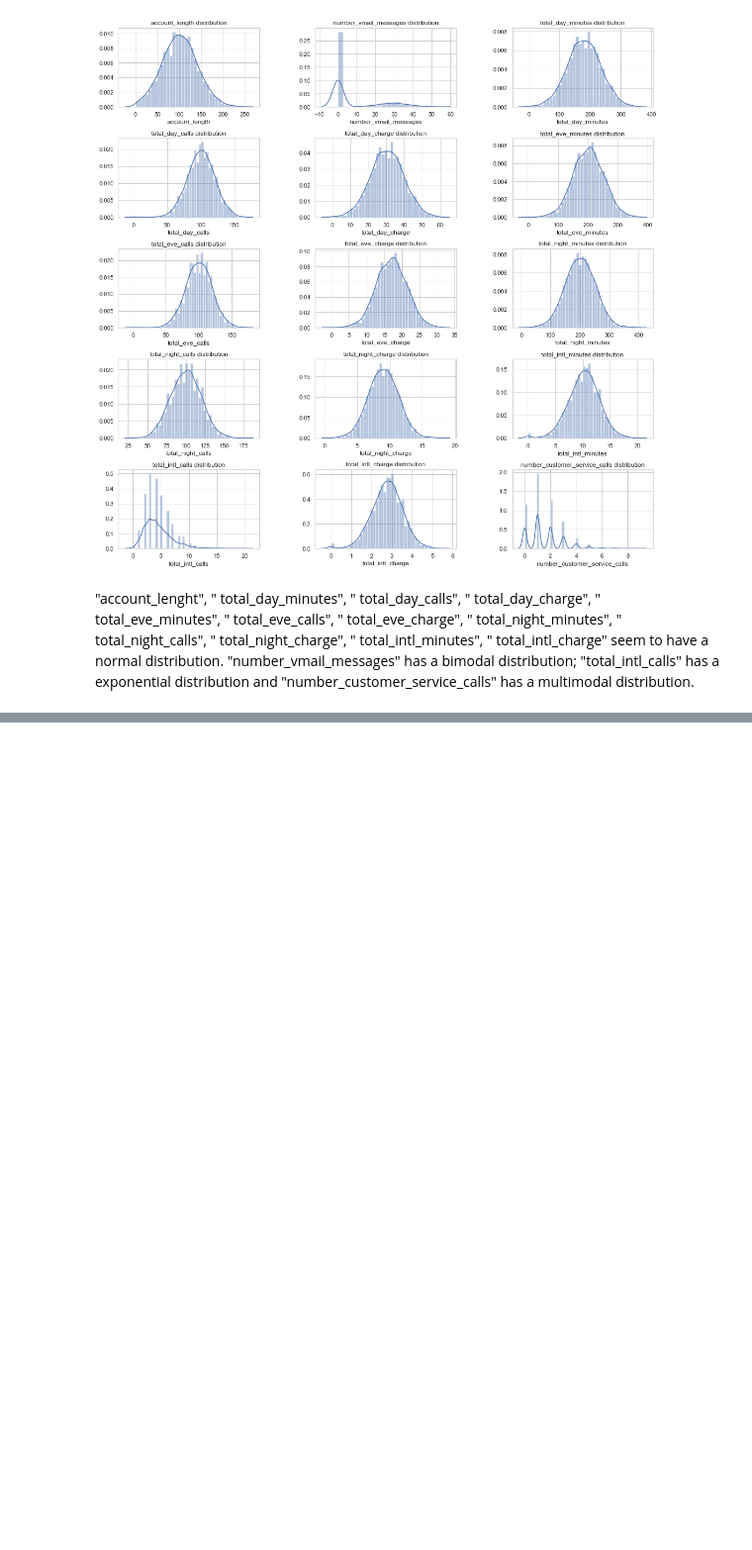
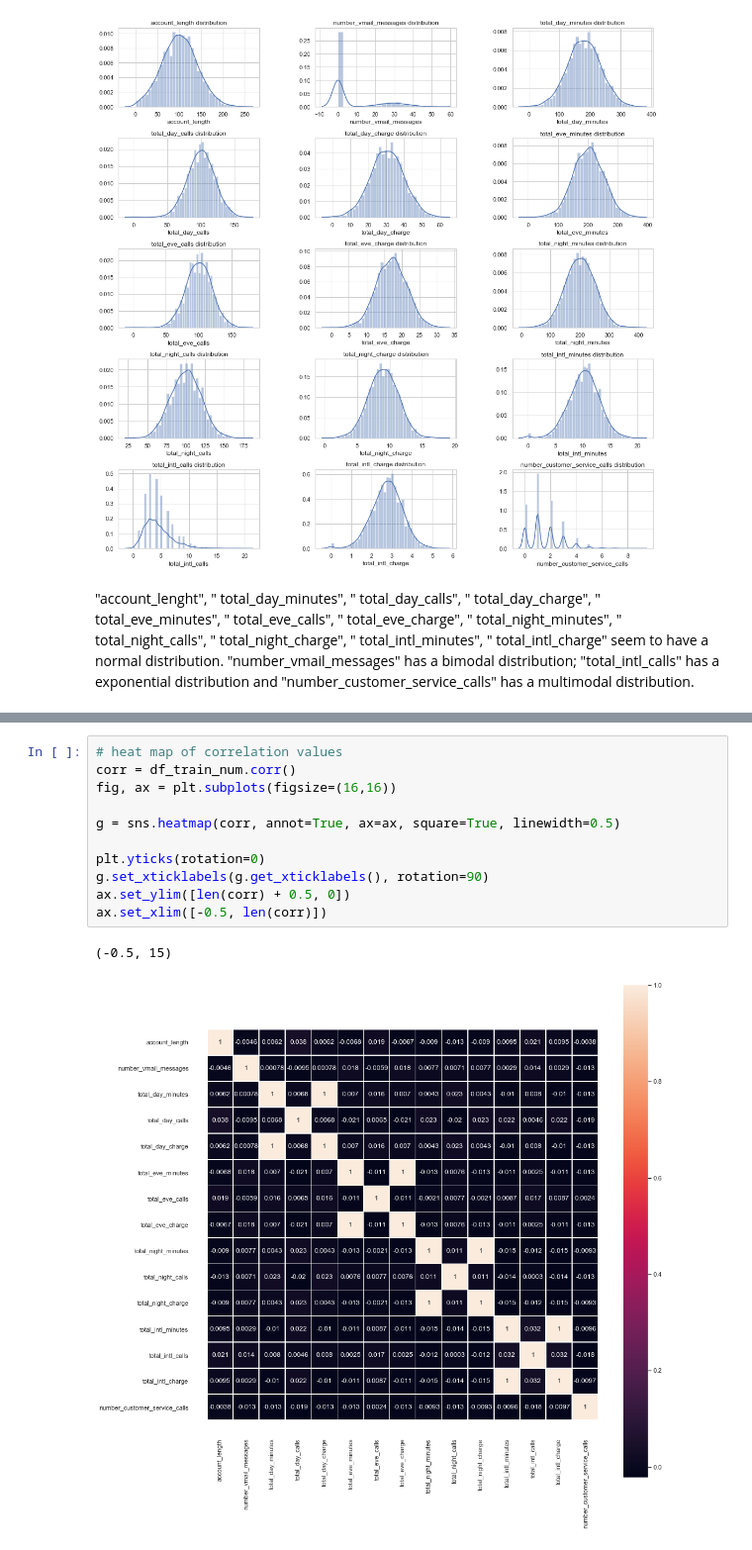
Before and after one commit to naiaraap/Predicting_Customer_Churn_in_Telecommunication_Operators, a Jupyter notebook: Predicting_Customer_Churn_in_Telecom_Operators.ipynb, the cells around one changed output, grey strips where cells are left out. Shown at 99% size. Saved outputs shown, nothing was run; the diff lists cells and outputs as text; blank space fills up the shorter version.

```diff
--- a/Predicting_Customer_Churn_in_Telecom_Operators.ipynb
+++ b/Predicting_Customer_Churn_in_Telecom_Operators.ipynb
@@ -314,0 +340,14 @@ for i in range(5):
+# %%
+# heat map of correlation values
+corr = df_train_num.corr()
+fig, ax = plt.subplots(figsize=(16,16))
+
+g = sns.heatmap(corr, annot=True, ax=ax, square=True, linewidth=0.5)
+
+plt.yticks(rotation=0)
+g.set_xticklabels(g.get_xticklabels(), rotation=90)
+ax.set_ylim([len(corr) + 0.5, 0])
+ax.set_xlim([-0.5, len(corr)])
+# %% [output]
+(-0.5, 15)
+[figure, added]
```
Also changed, not shown: parts of 6 cells of this notebook.
